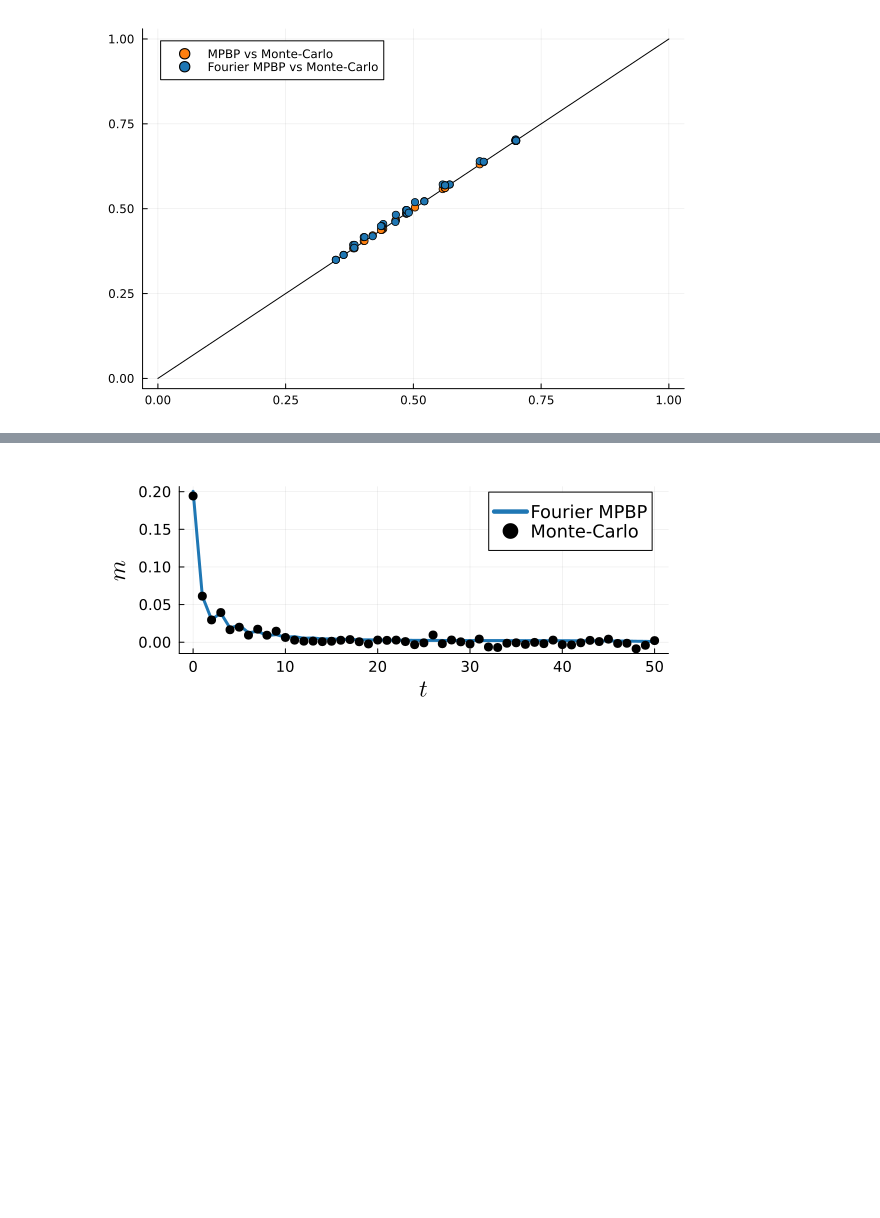
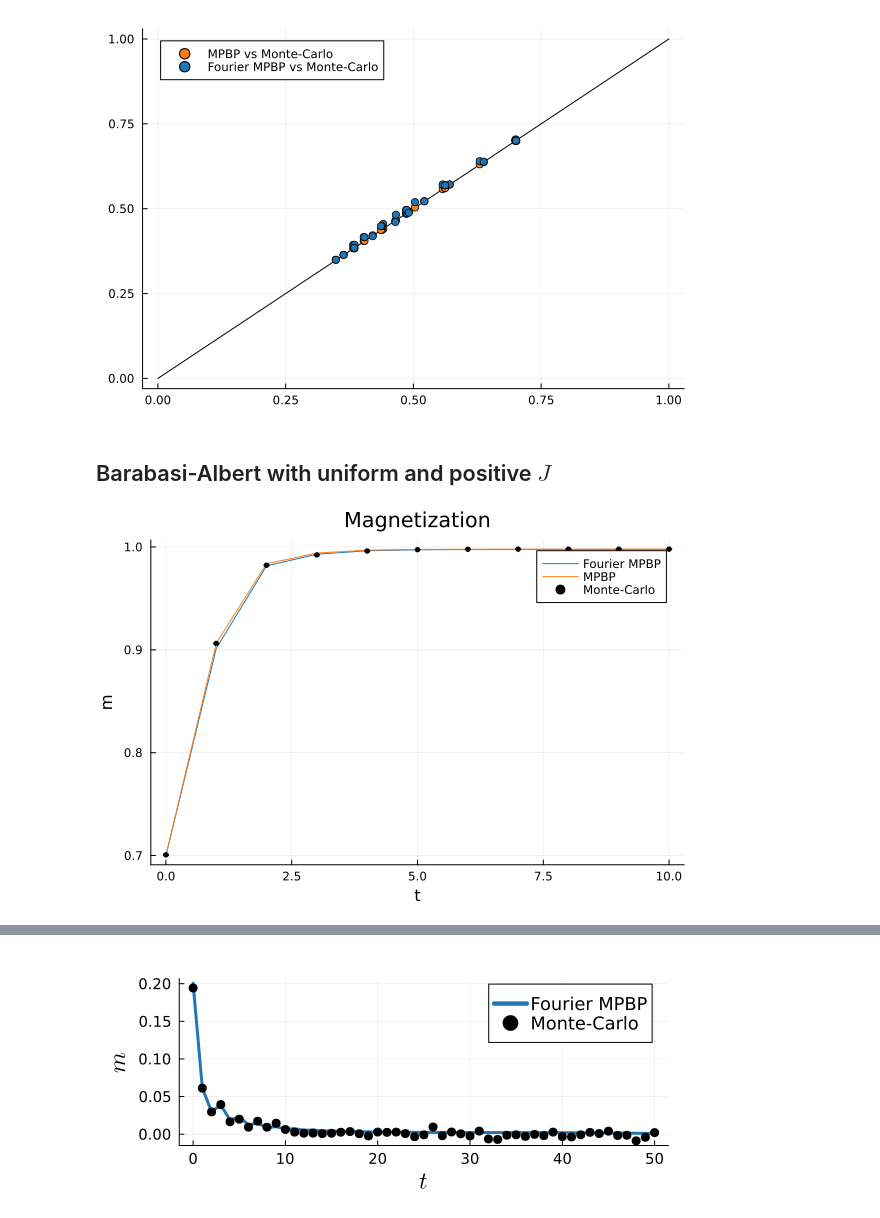
Before and after one commit to FedericoFlorio/MatrixProductBP.jl, a Jupyter notebook: results/read.ipynb, the cells around one changed output, grey strips where cells are left out. Saved outputs shown, nothing was run; the diff lists cells and outputs as text; code cells hidden in the pictures; blank space fills up the shorter version.

```diff
--- a/results/read.ipynb
+++ b/results/read.ipynb
@@ -123,3 +131,25 @@ plot!(pl2er, y_mc_sc, y_sc, st=:scatter, color=orange, markerstrokecolor=:black,
 plot!(pl2er, y_mc_sc, y_fourier_sc, color=blue, st=:scatter, label="Fourier MPBP vs Monte-Carlo")
 # %% [output]
 [figure]
+# %% [markdown]
+## Barabasi-Albert with uniform and positive $J$
+# %%
+D = load("./barabasi_albert_100_beta0,7_J1_h0,2.jld2")
+m = D["m"]
+m_fourier = D["m_fourier"]
+m_mc = D["m_mc"]
+σ_mc = D["σ_mc"];
+# %%
+i = 10
+y_mc = m_mc[i]
+y = m[i]
+y_fourier = m_fourier[i]
+
+T = length(y_fourier) - 1
+pler = plot(xlabel="t", ylabel="m", title="Magnetization", legend=:topright)
+plot!(pler, 0:T, y_fourier[1:end], color=blue, label="Fourier MPBP")
+plot!(pler, 0:T, y[1:end], color=orange, label="MPBP")
+plot!(pler, 0:T, y_mc[1:end], yerr=σ_mc[i], c=:black, st=:scatter, marker=:dot, markersize=3, label="Monte-Carlo")
+display(pler)
+# %% [output]
+[figure, added]
```
Also changed, not shown: parts of 11 cells of this notebook, 8 other files.
